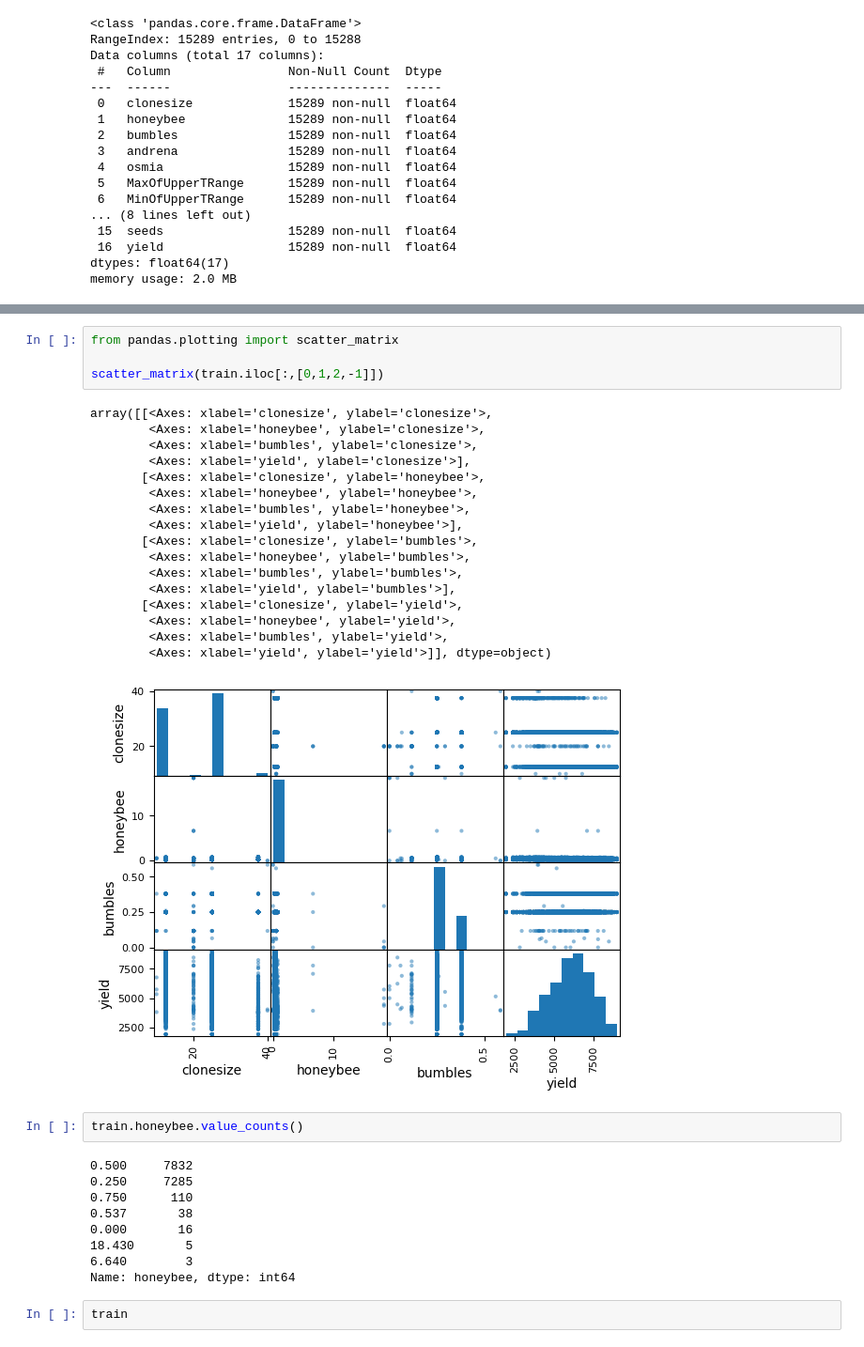
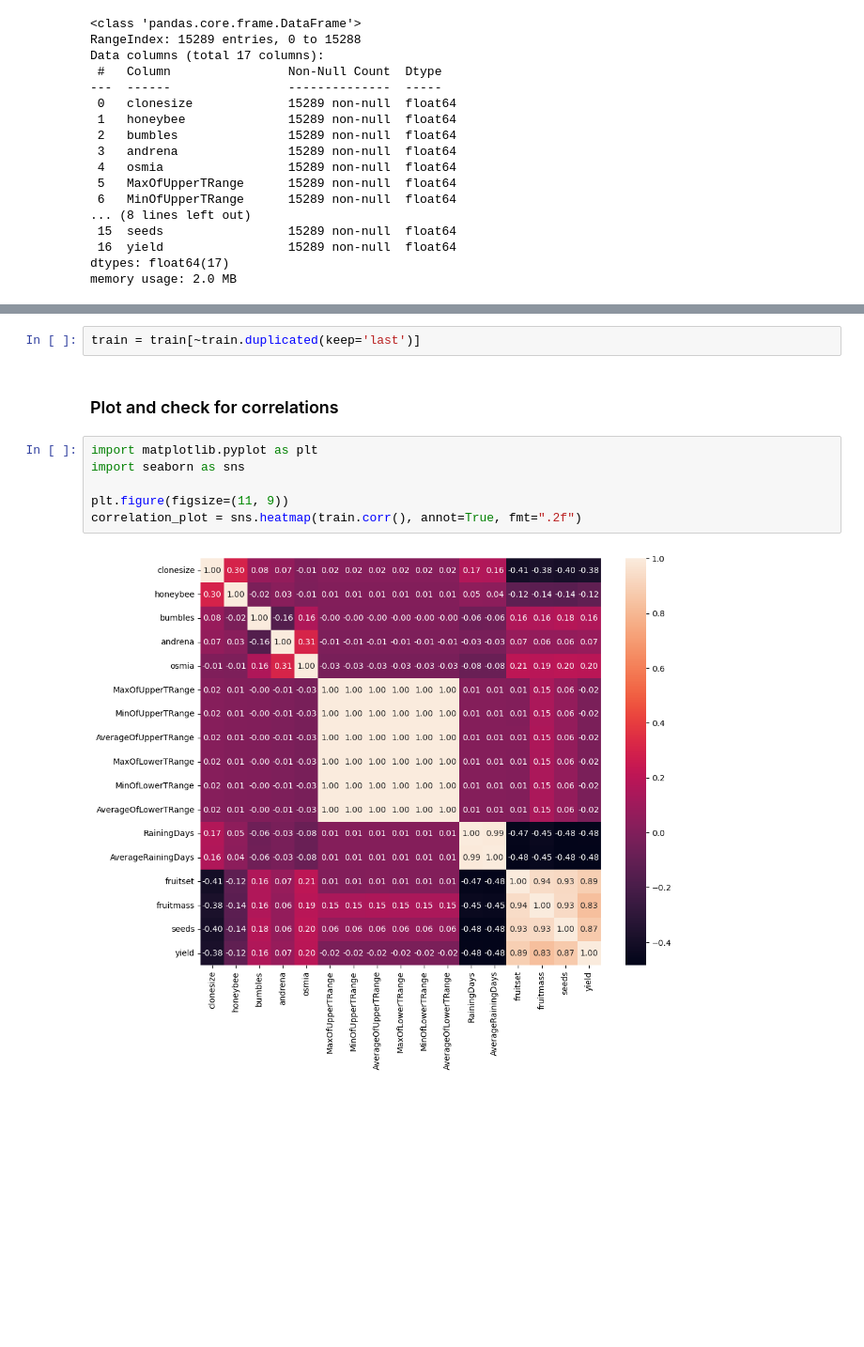
Before and after one commit to VineedMindForge/kaggle_competitions, a Jupyter notebook: Prediction of Wild Blueberry Yield/Notebook.ipynb, the cells around one changed output, grey strips where cells are left out. Shown: that part at 94% size. Saved outputs shown, nothing was run; the diff lists cells and outputs as text; blank space fills up the shorter version.

```diff
--- a/Prediction of Wild Blueberry Yield/Notebook.ipynb
+++ b/Prediction of Wild Blueberry Yield/Notebook.ipynb
@@ -63,35 +63,12 @@ train[train.honeybee.gt(1)]
-# %%
-from pandas.plotting import scatter_matrix
-
-scatter_matrix(train.iloc[:,[0,1,2,-1]])
-# %% [output]
-array([[<Axes: xlabel='clonesize', ylabel='clonesize'>,
-        <Axes: xlabel='honeybee', ylabel='clonesize'>,
-        <Axes: xlabel='bumbles', ylabel='clonesize'>,
-        <Axes: xlabel='yield', ylabel='clonesize'>],
-       [<Axes: xlabel='clonesize', ylabel='honeybee'>,
-        <Axes: xlabel='honeybee', ylabel='honeybee'>,
-        <Axes: xlabel='bumbles', ylabel='honeybee'>,
-        <Axes: xlabel='yield', ylabel='honeybee'>],
-       [<Axes: xlabel='clonesize', ylabel='bumbles'>,
-        <Axes: xlabel='honeybee', ylabel='bumbles'>,
-        <Axes: xlabel='bumbles', ylabel='bumbles'>,
-        <Axes: xlabel='yield', ylabel='bumbles'>],
-       [<Axes: xlabel='clonesize', ylabel='yield'>,
-        <Axes: xlabel='honeybee', ylabel='yield'>,
-        <Axes: xlabel='bumbles', ylabel='yield'>,
-        <Axes: xlabel='yield', ylabel='yield'>]], dtype=object)
-[figure, removed]
-# %%
-train.honeybee.value_counts()
-# %% [output]
-0.500     7832
-0.250     7285
-0.750      110
-0.537       38
-0.000       16
-18.430       5
-6.640        3
-Name: honeybee, dtype: int64
-# %%
-train
+# %%
+train = train[~train.duplicated(keep='last')]
+# %% [markdown]
+### Plot and check for correlations
+# %%
+import matplotlib.pyplot as plt
+import seaborn as sns
+
+plt.figure(figsize=(11, 9))
+correlation_plot = sns.heatmap(train.corr(), annot=True, fmt=".2f")
+# %% [output]
+[figure, added]
```
Also changed, not shown: parts of 10 cells of this notebook.
